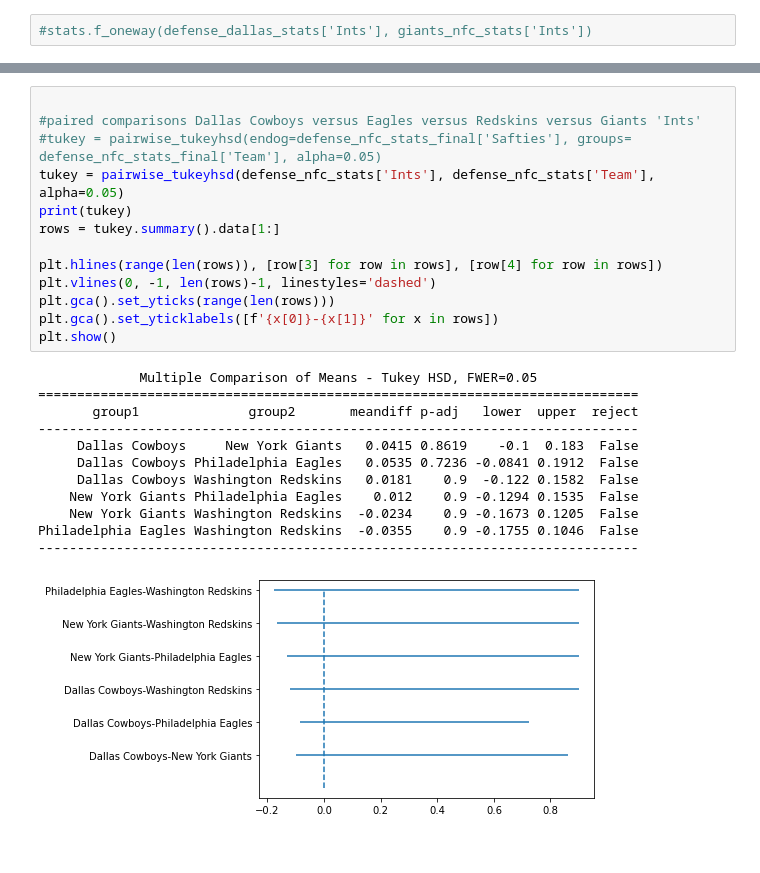
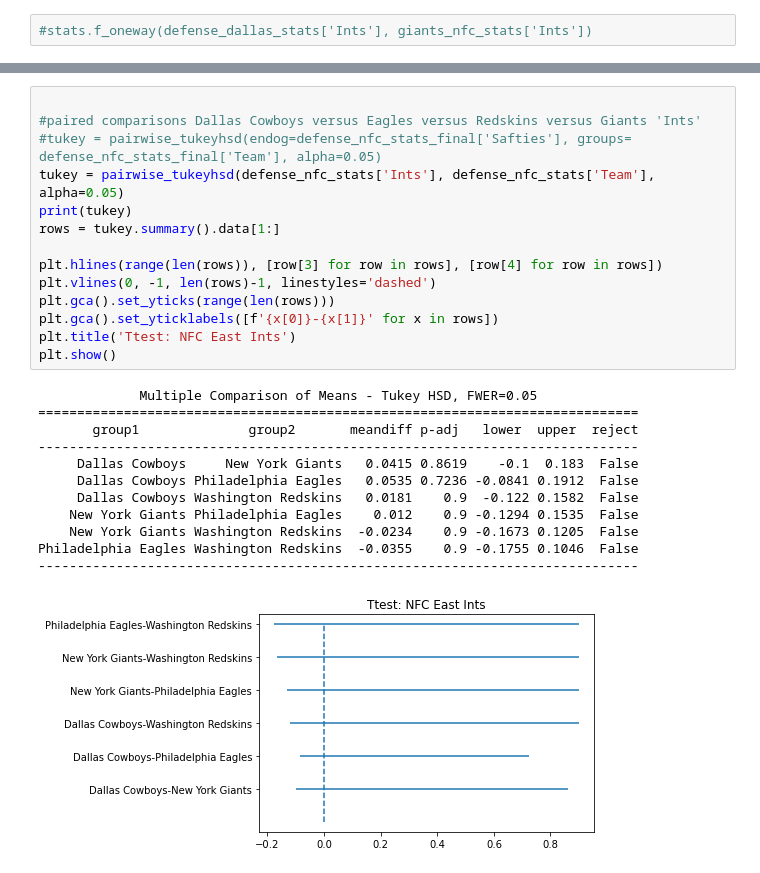
Before and after one commit to alindsey7/Python_Project, a Jupyter notebook: Notebooks/Defense.ipynb, the cells around one changed output, grey strips where cells are left out. Cells and saved outputs as stored; diff of their text form.

```diff
--- a/Notebooks/Defense.ipynb
+++ b/Notebooks/Defense.ipynb
@@ -356,26 +360,27 @@ Philadelphia Eagles Washington Redskins   0.0043 0.8324 -0.0093 0.0179  False
 # %%
 
 #paired comparisons Dallas Cowboys versus Eagles versus Redskins versus Giants 'Ints'
 #tukey = pairwise_tukeyhsd(endog=defense_nfc_stats_final['Safties'], groups= defense_nfc_stats_final['Team'], alpha=0.05)
 tukey = pairwise_tukeyhsd(defense_nfc_stats['Ints'], defense_nfc_stats['Team'], alpha=0.05)
 print(tukey)
 rows = tukey.summary().data[1:]
 
 plt.hlines(range(len(rows)), [row[3] for row in rows], [row[4] for row in rows])
 plt.vlines(0, -1, len(rows)-1, linestyles='dashed')
 plt.gca().set_yticks(range(len(rows)))
 plt.gca().set_yticklabels([f'{x[0]}-{x[1]}' for x in rows])
+plt.title('Ttest: NFC East Ints')
 plt.show()
 # %% [output]
              Multiple Comparison of Means - Tukey HSD, FWER=0.05
 =============================================================================
        group1              group2       meandiff p-adj   lower  upper  reject
 -----------------------------------------------------------------------------
      Dallas Cowboys     New York Giants   0.0415 0.8619    -0.1  0.183  False
      Dallas Cowboys Philadelphia Eagles   0.0535 0.7236 -0.0841 0.1912  False
      Dallas Cowboys Washington Redskins   0.0181    0.9  -0.122 0.1582  False
     New York Giants Philadelphia Eagles    0.012    0.9 -0.1294 0.1535  False
     New York Giants Washington Redskins  -0.0234    0.9 -0.1673 0.1205  False
 Philadelphia Eagles Washington Redskins  -0.0355    0.9 -0.1755 0.1046  False
 -----------------------------------------------------------------------------
-[figure, old version]
+[figure, new version]
```
Also changed, not shown: parts of 3 cells of this notebook.
